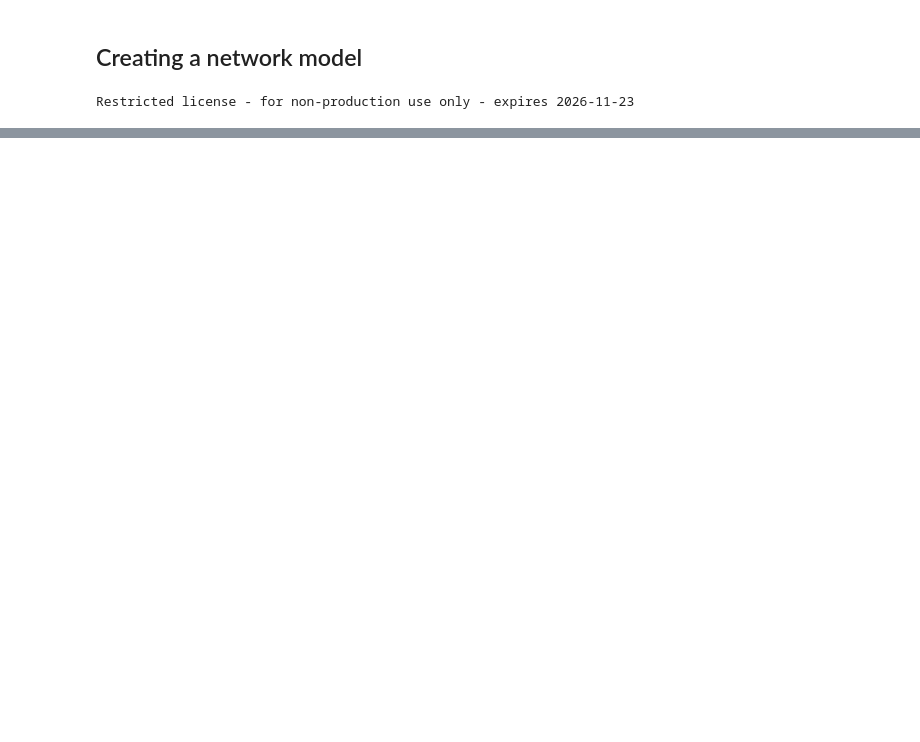
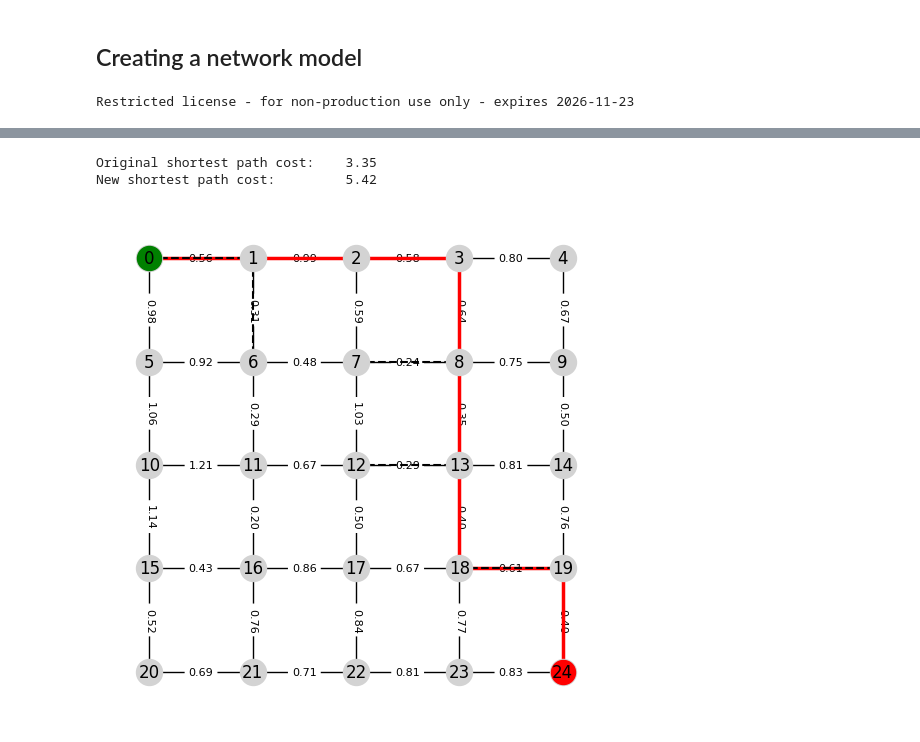
Before and after one commit to lucahart/DFL-for-Shortest-Path-Network-Interdiction, a Jupyter notebook: src/Notebooks/Game_A.ipynb, the cells around one changed output, grey strips where cells are left out. Saved outputs shown, nothing was run; the diff lists cells and outputs as text; code cells hidden in the pictures; blank space fills up the shorter version.

```diff
--- a/src/Notebooks/Game_A.ipynb
+++ b/src/Notebooks/Game_A.ipynb
@@ -35,0 +182,9 @@ path, obj = opt_model.solve(versatile=True)
+# %%
+# Define the interdiction cost
+interdiction_cost = random.rand(grid.num_cost)
+
+# Define Budget
+k = 5
+
+# Print the interdiction cost
+interdiction_cost
@@ -35,0 +200,7 @@ path, obj = opt_model.solve(versatile=True)
+# %%
+from src.solvers.BendersDecomposition import BendersDecomposition
+
+# Initialize the BendersDecomposition with the opt_model
+benders = BendersDecomposition(opt_model, k, interdiction_cost, max_cnt=20, eps=1e-3)
+# %%
+interdictions_x, shortest_path_y, z_min = benders.solve()
@@ -35,0 +218,8 @@ path, obj = opt_model.solve(versatile=True)
+# %%
+print(f"Original shortest path cost: \t{obj:.2f}\nNew shortest path cost: \t{z_min:.2f}")
+
+grid.visualize(colored_edges=shortest_path_y, dashed_edges=interdictions_x)
+# %% [output]
+Original shortest path cost:    3.35
+New shortest path cost:         5.42
+[figure, added]
```
Also changed, not shown: parts of 26 cells of this notebook, 2 other files.
